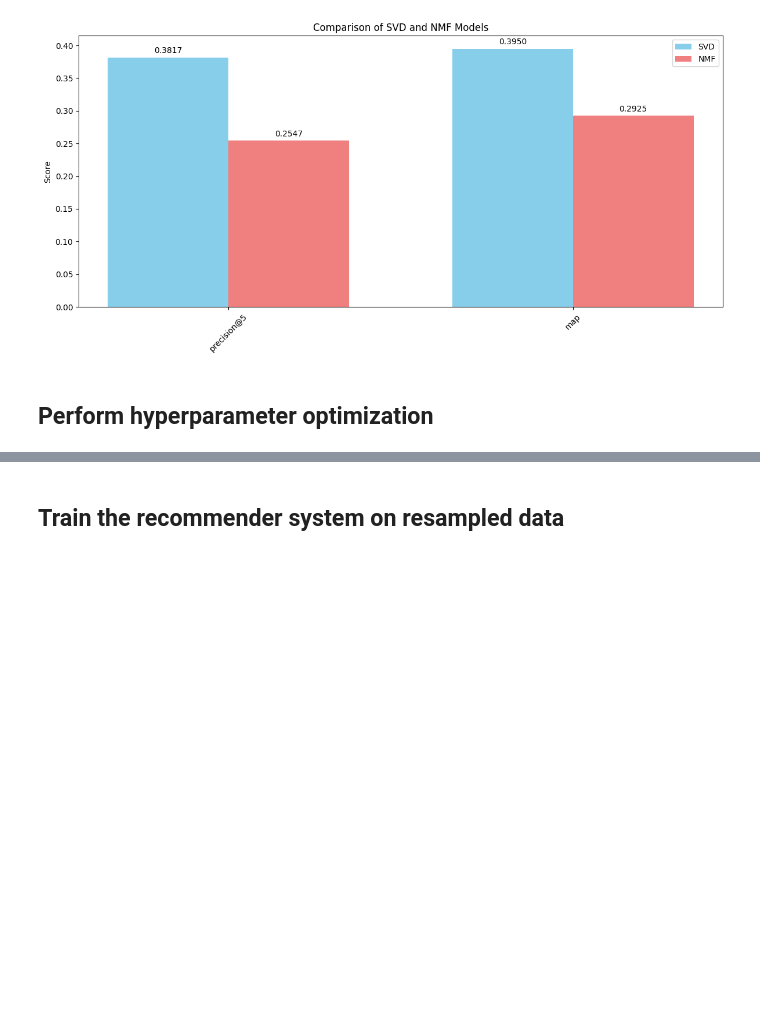
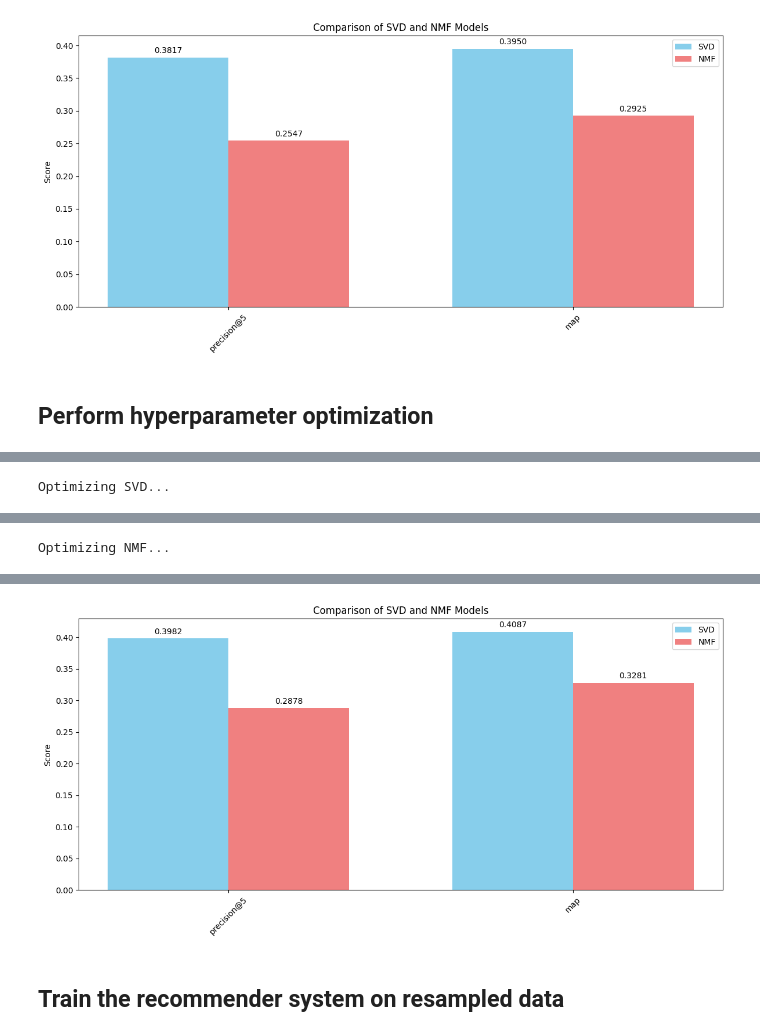
Before and after one commit to lendl-uy/ai201, a Jupyter notebook: mini_project/recommender.ipynb, the cells around one changed output, grey strips where cells are left out. Cells and saved outputs as stored; diff of their text form; code cells hidden in the pictures; blank space fills up the shorter version.

```diff
--- a/mini_project/recommender.ipynb
+++ b/mini_project/recommender.ipynb
@@ -319,7 +319,7 @@ def compute_precision_at_k(y_true, predictions, weights, k=5):
 
     return total_precision / len(y_true)
 
-def evaluate_recommendations(model, X_train_scaled, X_test_scaled, y_train, y_test, k=5, is_nmf=False, minmax_scaler=None):
+def evaluate_recommendations(model, X_train_scaled, X_test_scaled, y_train, y_test, k=5, is_nmf=False, min_max_scaler=None):
     """
     Evaluate recommender system using various metrics
     """
@@ -343,7 +343,7 @@ def evaluate_recommendations(model, X_train_scaled, X_test_scaled, y_train, y_te
     # Get predictions
     predictions = get_top_k_predictions(
         model, X_train_scaled, X_test_scaled, y_train,
-        k=k, is_nmf=is_nmf, minmax_scaler=minmax_scaler
+        k=k, is_nmf=is_nmf, minmax_scaler=min_max_scaler
     )
 
     # Compute metrics
@@ -657,19 +650,21 @@ def plot_optimization_history(svd_study, nmf_study):
 # %%
-# # Optimize models
-# best_svd, best_nmf, svd_study, nmf_study = optimize_models(X_train_scaled, y_train, n_trials=50)
+# Optimize models
+best_svd, svd_study = optimize_svd(X_train_svd_scaled, y_train, n_trials=50)
+best_nmf, nmf_study = optimize_nmf(X_train_nmf_scaled, y_train, n_trials=50)
 
-# # Train models with optimal parameters
-# X_train_svd = best_svd.fit_transform(X_train_scaled)
-# minmax_scaler = MinMaxScaler()
-# X_train_shifted = minmax_scaler.fit_transform(X_train_scaled)
-# X_train_nmf = best_nmf.fit_transform(X_train_shifted)
+# Train models with optimal parameters
+X_train_svd = best_svd.fit_transform(X_train_svd_scaled)
+X_train_nmf = best_nmf.fit_transform(X_train_nmf_scaled)
 
-# # Evaluate optimized models
-# svd_metrics = evaluate_recommendations(best_svd, X_train_scaled, X_test_scaled, y_train, y_test)
-# nmf_metrics = evaluate_recommendations(best_nmf, X_train_scaled, X_test_scaled, y_train, y_test, is_nmf=True)
+# Evaluate optimized models
+svd_metrics = evaluate_recommendations(
+    best_svd, X_train_svd_scaled, X_test_svd_scaled, y_train, y_test
+)
+nmf_metrics = evaluate_recommendations(
+    best_nmf, X_train_nmf_scaled, X_test_nmf_scaled, y_train, y_test,
+    is_nmf=True, min_max_scaler=min_max_scaler
+)
 
-# # Plot comparison
-# plot_metrics_comparison(svd_metrics, nmf_metrics)
-
-# # Plot optimization history
-# # plot_optimization_history(svd_study, nmf_study)
+# Plot comparison
+plot_metrics_comparison(svd_metrics, nmf_metrics)
+# %% [output]
@@ -675,0 +673 @@ def plot_optimization_history(svd_study, nmf_study):
+Optimizing SVD...
@@ -675,0 +691 @@ def plot_optimization_history(svd_study, nmf_study):
+Optimizing NMF...
@@ -676,3 +709,4 @@ def plot_optimization_history(svd_study, nmf_study):
+[figure, added]
 # %% [markdown]
 ## Train the recommender system on resampled data
 # %%
```
Also changed, not shown: parts of 5 cells of this notebook.
